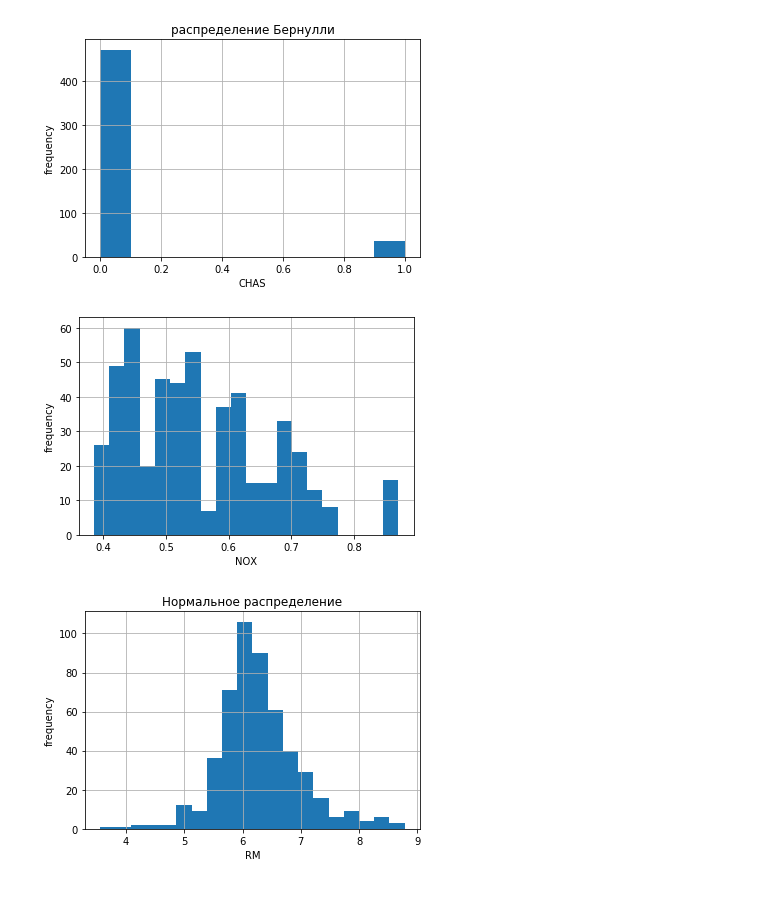
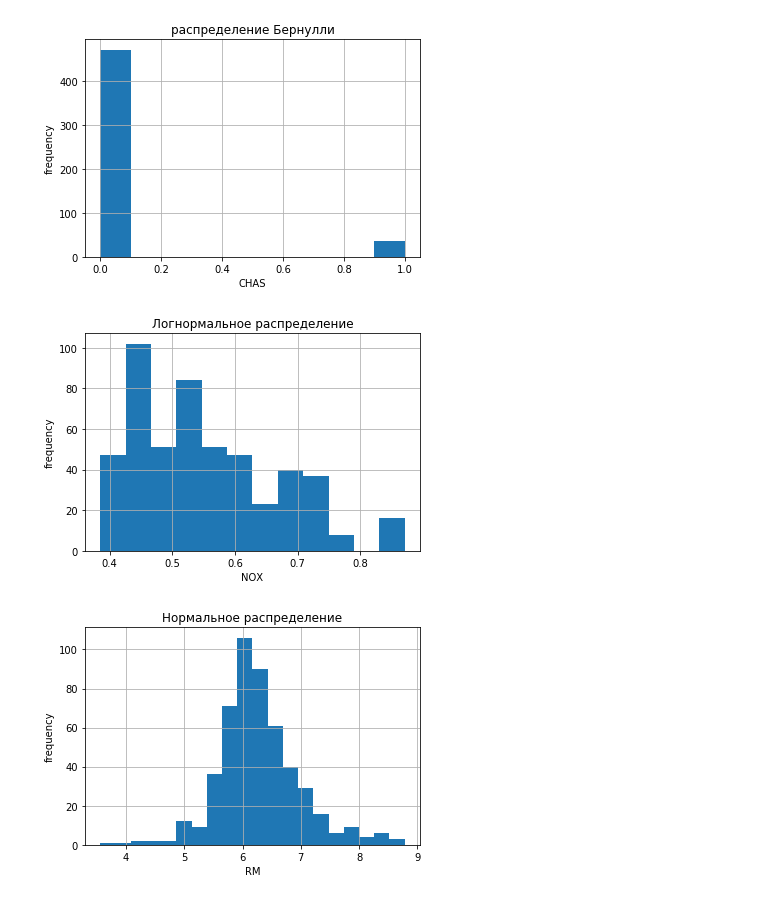
Before and after one commit to sofa999999/pyda-9, a Jupyter notebook: STATISTIC/homework-4.ipynb, the cells around one changed output. Drawn from its saved outputs; the diff is of its cells as text; code cells hidden in the pictures.

```diff
--- a/STATISTIC/homework-4.ipynb
+++ b/STATISTIC/homework-4.ipynb
@@ -115,13 +116,14 @@ plt.show()
 # %% [output]
 [figure]
 # %%
-plt.hist(data['NOX'], 20)
+plt.hist(data['NOX'], 12)
 plt.xlabel('NOX')
 plt.ylabel('frequency')
+plt.title('Логнормальное распределение')
 plt.grid(True)
 plt.show()
 # %% [output]
-[figure, old version]
+[figure, new version]
 # %%
 plt.hist(data['RM'], 20)
 plt.xlabel('RM')
```
Also changed, not shown: parts of 5 cells of this notebook.
